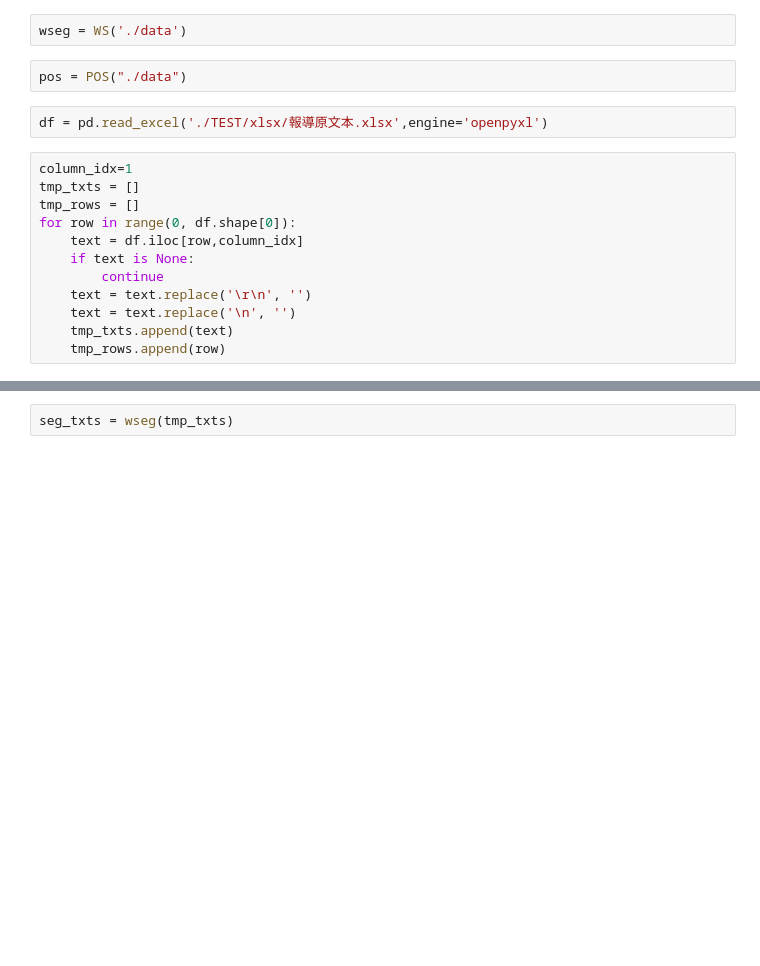
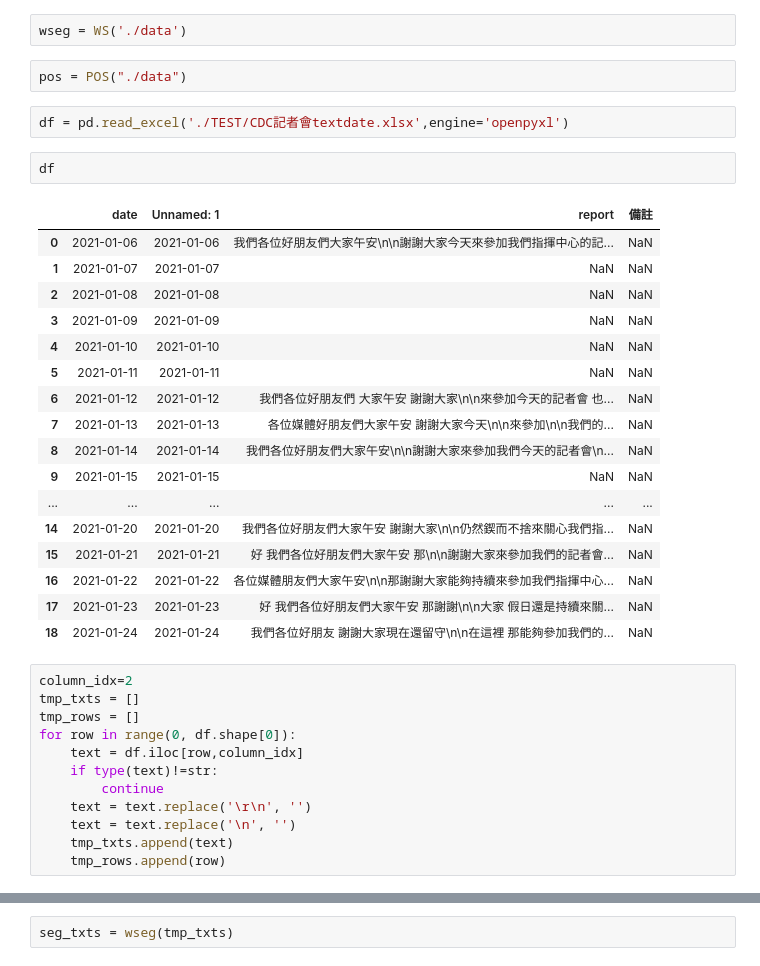
Before and after one commit to noviceworkshop/LIWC_app, a Jupyter notebook: xls_test.ipynb, the cells around one changed output, grey strips where cells are left out. Cells and saved outputs as stored; diff of their text form; blank space fills up the shorter version.

```diff
--- a/xls_test.ipynb
+++ b/xls_test.ipynb
@@ -8,14 +9,34 @@ wseg = WS('./data')
 # %%
 pos = POS("./data")
 # %%
-df = pd.read_excel('./TEST/xlsx/報導原文本.xlsx',engine='openpyxl')
+df = pd.read_excel('./TEST/CDC記者會textdate.xlsx',engine='openpyxl')
+# %%
+df
+# %% [output]
+|  | date | Unnamed: 1 | report | 備註 |
+| 0 | 2021-01-06 | 2021-01-06 | 我們各位好朋友們大家午安\n\n謝謝大家今天來參加我們指揮中心的記... | NaN |
+| 1 | 2021-01-07 | 2021-01-07 | NaN | NaN |
+| 2 | 2021-01-08 | 2021-01-08 | NaN | NaN |
+| 3 | 2021-01-09 | 2021-01-09 | NaN | NaN |
+| 4 | 2021-01-10 | 2021-01-10 | NaN | NaN |
+| 5 | 2021-01-11 | 2021-01-11 | NaN | NaN |
+| 6 | 2021-01-12 | 2021-01-12 | 我們各位好朋友們 大家午安 謝謝大家\n\n來參加今天的記者會 也... | NaN |
+| 7 | 2021-01-13 | 2021-01-13 | 各位媒體好朋友們大家午安 謝謝大家今天\n\n來參加\n\n我們的... | NaN |
+| 8 | 2021-01-14 | 2021-01-14 | 我們各位好朋友們大家午安\n\n謝謝大家來參加我們今天的記者會\n... | NaN |
+| 9 | 2021-01-15 | 2021-01-15 | NaN | NaN |
+| ... | ... | ... | ... | ... |
+| 14 | 2021-01-20 | 2021-01-20 | 我們各位好朋友們大家午安 謝謝大家\n\n仍然鍥而不捨來關心我們指... | NaN |
+| 15 | 2021-01-21 | 2021-01-21 | 好 我們各位好朋友們大家午安 那\n\n謝謝大家來參加我們的記者會... | NaN |
+| 16 | 2021-01-22 | 2021-01-22 | 各位媒體朋友們大家午安\n\n那謝謝大家能夠持續來參加我們指揮中心... | NaN |
+| 17 | 2021-01-23 | 2021-01-23 | 好 我們各位好朋友們大家午安 那謝謝\n\n大家 假日還是持續來關... | NaN |
+| 18 | 2021-01-24 | 2021-01-24 | 我們各位好朋友 謝謝大家現在還留守\n\n在這裡 那能夠參加我們的... | NaN |
 # %%
-column_idx=1
+column_idx=2
 tmp_txts = []
 tmp_rows = []
 for row in range(0, df.shape[0]):
     text = df.iloc[row,column_idx]
-    if text is None:
+    if type(text)!=str:
         continue
     text = text.replace('\r\n', '')
     text = text.replace('\n', '')
```
Also changed, not shown: parts of 14 cells of this notebook, 15 other files.
